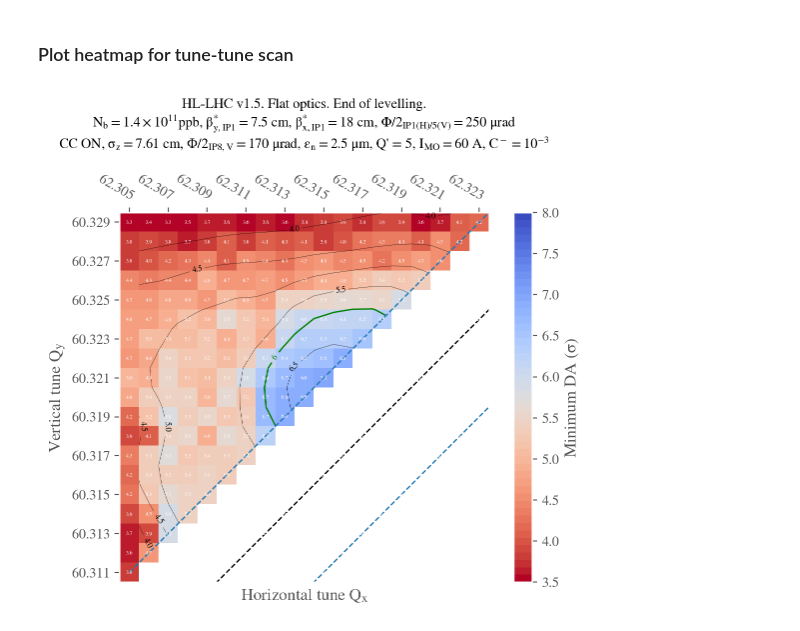
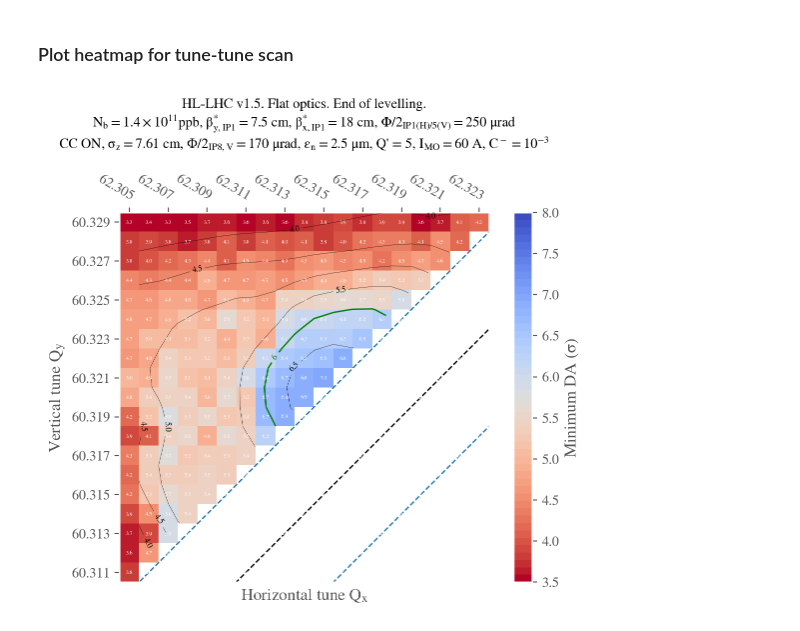
Before and after one commit to ColasDroin/DA_study, a Jupyter notebook: master_study/analysis/analysis_opt_flathv_75_1500_withBB_chroma5_1p4.ipynb, the cells around one changed output. Cells and saved outputs as stored; diff of their text form; code cells hidden in the pictures.

```diff
--- a/master_study/analysis/analysis_opt_flathv_75_1500_withBB_chroma5_1p4.ipynb
+++ b/master_study/analysis/analysis_opt_flathv_75_1500_withBB_chroma5_1p4.ipynb
@@ -156,11 +156,11 @@ def plot_heatmap(df_to_plot):
     ax.clabel(CS2, inline=1, fontsize=6)
 
     # ! Diagonal lines must be plotted after the contour lines, because of bug in matplotlib
-    # Identity line
-    ax.plot([0, 1000], [0, 1000], color="tab:blue", linestyle="--", linewidth=1)
-    # plus minus 0.05 line (Q increment is 10**-3)
-    ax.plot([0, 1000], [-10, 990], color="tab:blue", linestyle="--", linewidth=1)
-    ax.plot([0, 1000], [-5, 995], color="black", linestyle="--", linewidth=1)
+    # ! Careful, depending on how the tunes were defined, may be shifted by 1
+    # Diagonal lines
+    ax.plot([0, 1000], [-1, 999], color="tab:blue", linestyle="--", linewidth=1)
+    ax.plot([0, 1000], [-11, 989], color="tab:blue", linestyle="--", linewidth=1)
+    ax.plot([0, 1000], [-6, 994], color="black", linestyle="--", linewidth=1)
 
     ax.set_title(
         "HL-LHC v1.5. Flat optics. End of levelling."
@@ -181,31 +181,31 @@ def plot_heatmap(df_to_plot):
         + ", "
         + r"$\epsilon_{n} = 2.5$ $\mu m$"
         + ", "
         + r"Q' = 5"
         + ", "
         + r"$I_{MO} = 60$ $A$"
         + ", "
         + r"$C^-=10^{-3}$" + "\n",
         fontsize=10,
     )
     ax.set_xlabel("Horizontal tune " + r"$Q_x$")
     ax.set_ylabel("Vertical tune " + r"$Q_y$")
     ax.set_xlim(0 - 0.5, data_array.shape[1] - 0.5)
     ax.set_ylim(0 - 0.5, data_array.shape[0] - 0.5)
 
     # Ticks on top
     ax.xaxis.tick_top()
     # Rotate the tick labels and set their alignment.
     plt.setp(ax.get_xticklabels(), rotation=-30, ha="right", rotation_mode="anchor")
 
     # Create colorbar
     cbar = ax.figure.colorbar(im, ax=ax)
     cbar.ax.set_ylabel("Minimum DA (" + r"$\sigma$" + ")", rotation=90, va="bottom", labelpad=15)
     plt.grid(visible=None)
     plt.savefig("output_" + STUDY_NAME + ".pdf", bbox_inches="tight")
     plt.show()
 
 
 plot_heatmap(df_to_plot)
 # %% [output]
-[figure, old version]
+[figure, new version]
```
Also changed, not shown: 6 other files.
